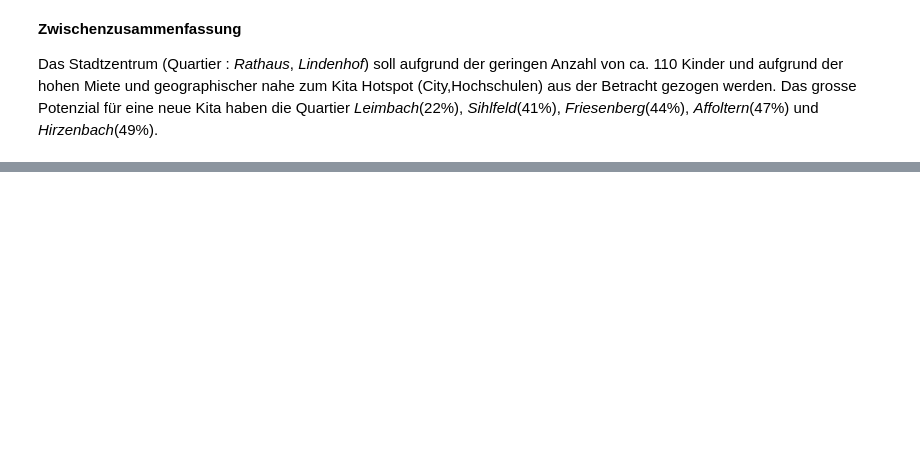
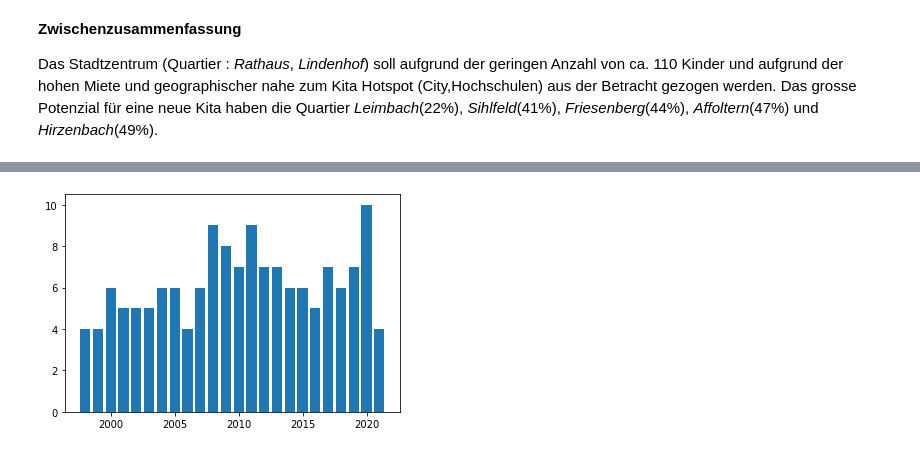
Before and after one commit to EbruDulak/CAS-INFE-21.12-Scripting-Project, a Jupyter notebook: ScriptingKitaProject.ipynb, the cells around one changed output, grey strips where cells are left out. Drawn from its saved outputs; the diff is of its cells as text; code cells hidden in the pictures; blank space fills up the shorter version.

```diff
--- a/ScriptingKitaProject.ipynb
+++ b/ScriptingKitaProject.ipynb
@@ -172,0 +226,12 @@ Das Stadtzentrum (Quartier : _Rathaus_, _Lindenhof_) soll aufgrund der geringen
+# %%
+# Friesenberg
+df_birth_friesenberg = df_birth[df_birth['QuarCd']==33]
+df_birth_friesenberg
+# %%
+# Total Anzahl Geburten pro Jahr
+df_birth_friesenberg.groupby(['EreignisDatJahr'])['AnzGebuWir'].sum()
+
+plt.bar(df_birth_friesenberg['EreignisDatJahr'], df_birth_friesenberg['AnzGebuWir'])
+plt.show()
+# %% [output]
+[figure, added]
```
Also changed, not shown: parts of 13 cells of this notebook.
